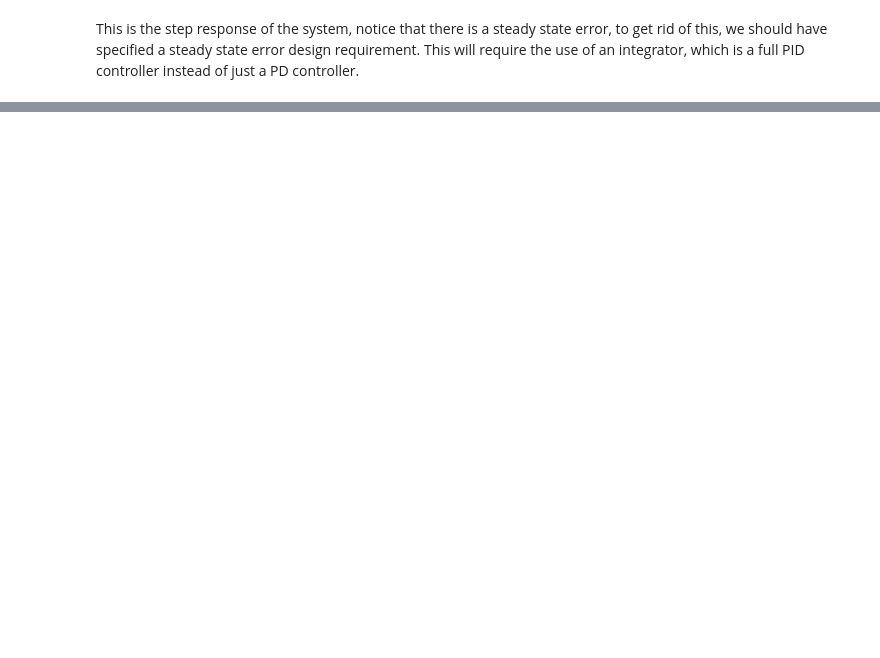
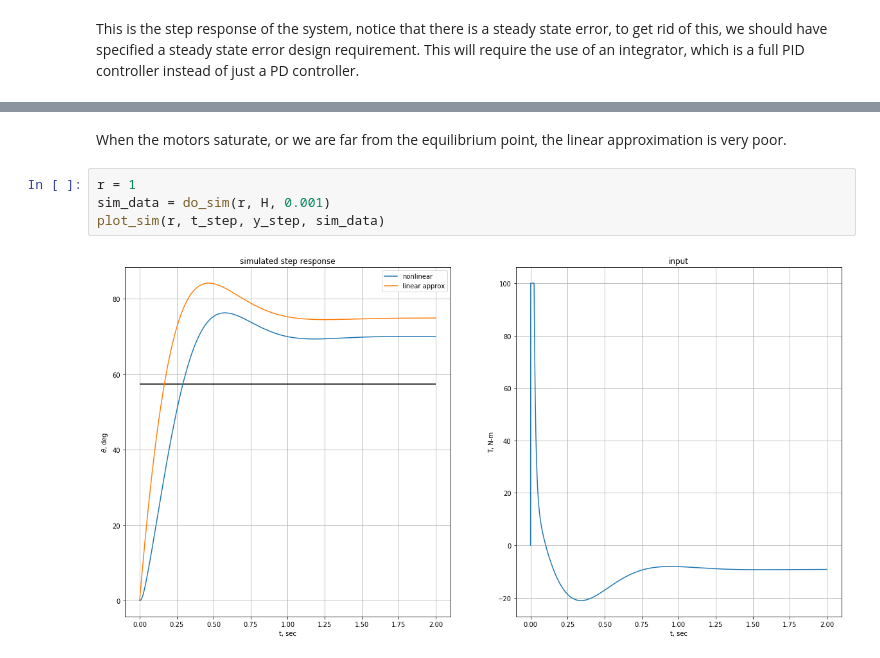
Before and after one commit to jgoppert/aae364_notebook, a Jupyter notebook: Pendulum.ipynb, the cells around one changed output, grey strips where cells are left out. Cells and saved outputs as stored; diff of their text form; blank space fills up the shorter version.

```diff
--- a/Pendulum.ipynb
+++ b/Pendulum.ipynb
@@ -185,0 +291,8 @@ Text(0.5, 1.0, 'unit step response')
+# %% [markdown]
+When the motors saturate, or we are far from the equilibrium point, the linear approximation is very poor.
+# %%
+r = 1
+sim_data = do_sim(r, H, 0.001)
+plot_sim(r, t_step, y_step, sim_data)
+# %% [output]
+[figure, added]
```
Also changed, not shown: parts of 18 cells of this notebook.
